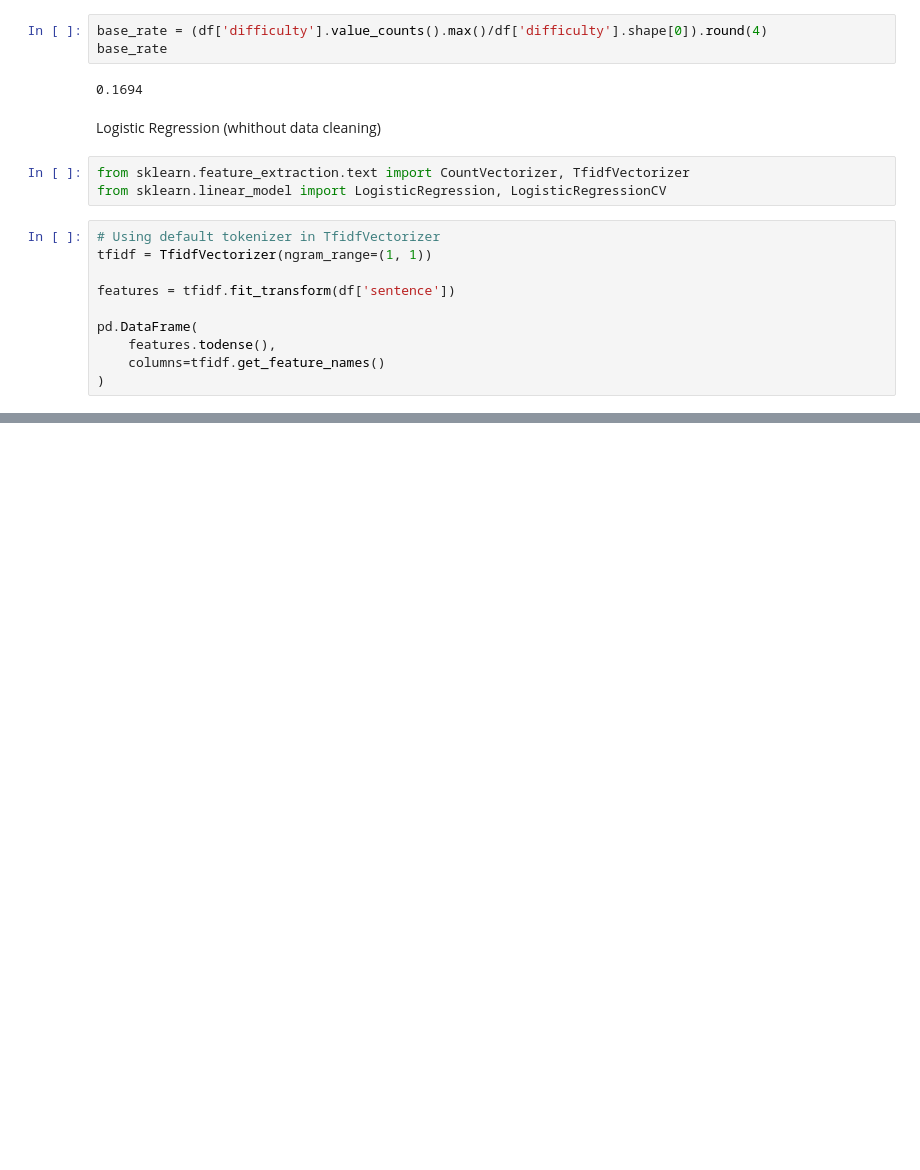
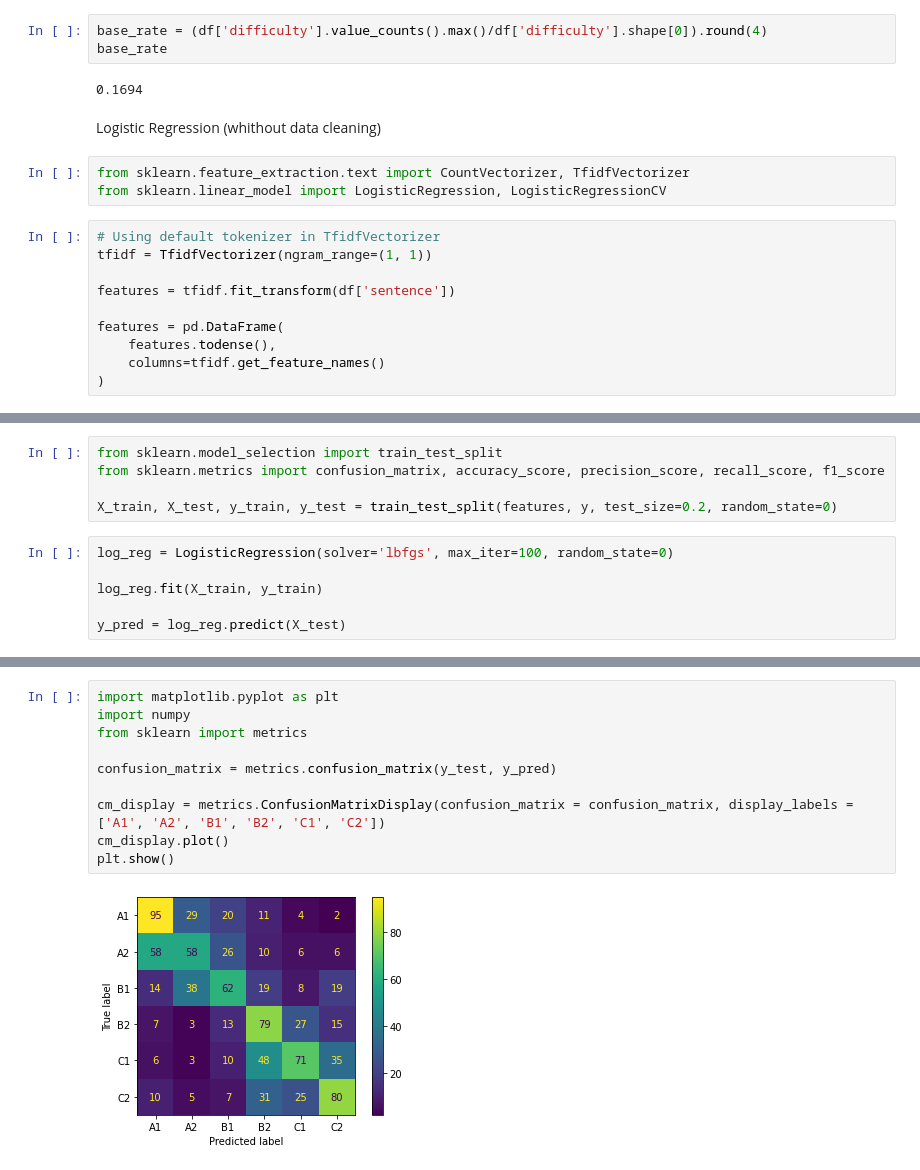
Before and after one commit to stefarine/DMML2022_ROLEX, a Jupyter notebook: code/UNIL_ROLEX.ipynb, the cells around one changed output, grey strips where cells are left out. Saved outputs shown, nothing was run; the diff lists cells and outputs as text; blank space fills up the shorter version.

```diff
--- a/code/UNIL_ROLEX.ipynb
+++ b/code/UNIL_ROLEX.ipynb
@@ -38,7 +42,7 @@ tfidf = TfidfVectorizer(ngram_range=(1, 1))
 
 features = tfidf.fit_transform(df['sentence'])
 
-pd.DataFrame(
+features = pd.DataFrame(
     features.todense(),
     columns=tfidf.get_feature_names()
 )
@@ -58,0 +49,11 @@ pd.DataFrame(
+# %%
+from sklearn.model_selection import train_test_split
+from sklearn.metrics import confusion_matrix, accuracy_score, precision_score, recall_score, f1_score
+
+X_train, X_test, y_train, y_test = train_test_split(features, y, test_size=0.2, random_state=0)
+# %%
+log_reg = LogisticRegression(solver='lbfgs', max_iter=100, random_state=0)
+
+log_reg.fit(X_train, y_train)
+
+y_pred = log_reg.predict(X_test)
@@ -58,0 +88,12 @@ pd.DataFrame(
+# %%
+import matplotlib.pyplot as plt
+import numpy
+from sklearn import metrics
+
+confusion_matrix = metrics.confusion_matrix(y_test, y_pred)
+
+cm_display = metrics.ConfusionMatrixDisplay(confusion_matrix = confusion_matrix, display_labels = ['A1', 'A2', 'B1', 'B2', 'C1', 'C2'])
+cm_display.plot()
+plt.show()
+# %% [output]
+[figure, added]
```
Also changed, not shown: parts of 9 cells of this notebook.
